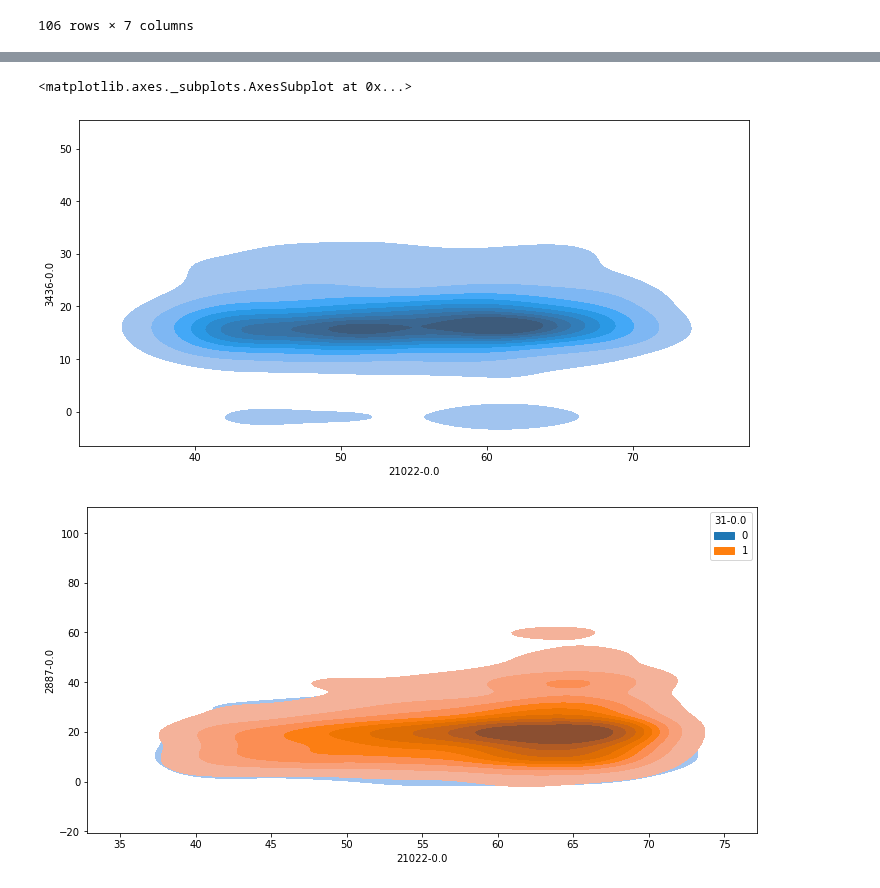
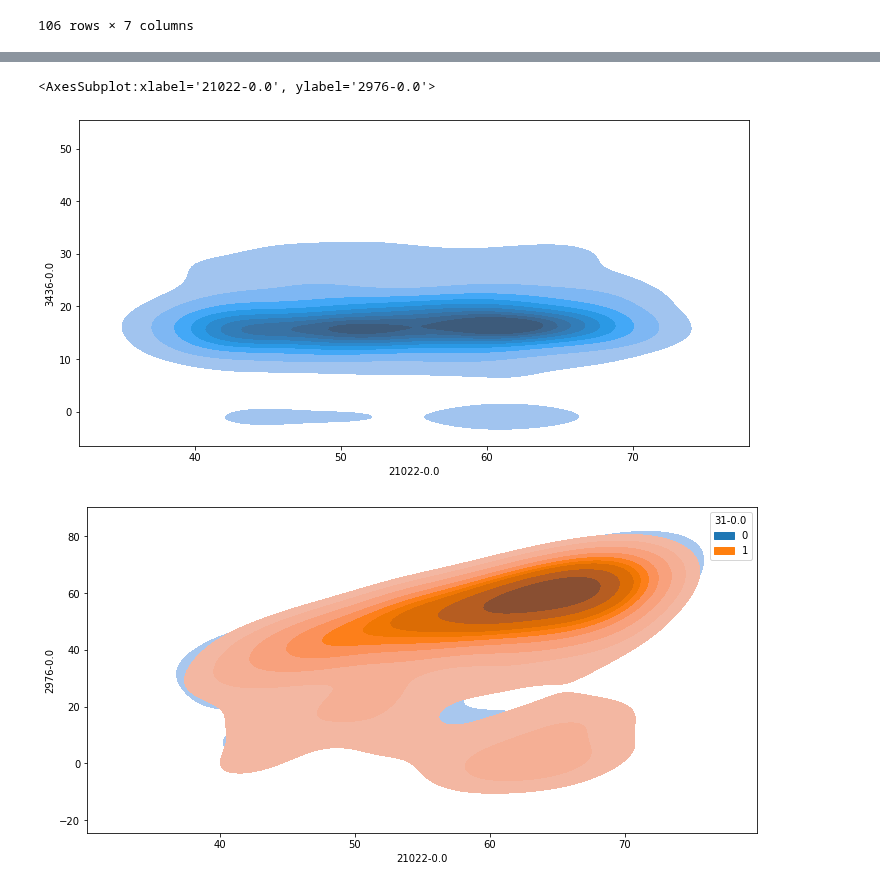
Before and after one commit to cole-khamnei/HLA_genotyping_associations, a Jupyter notebook: uk_biobank_EDA.ipynb, the cells around one changed output, grey strips where cells are left out. Cells and saved outputs as stored; diff of their text form; code cells hidden in the pictures.

```diff
--- a/uk_biobank_EDA.ipynb
+++ b/uk_biobank_EDA.ipynb
@@ -131,12 +172,12 @@ Age stopped smoking cigarettes (current cigar/pipe or previous cigarette smoker)
 # %%
 fig, ax = plt.subplots(figsize=(12, 6))
 sns.kdeplot(data=ukbb_data, y="3436-0.0", x="21022-0.0",  ax=ax, fill=True)
 fig, ax = plt.subplots(figsize=(12, 6))
-sns.kdeplot(data=ukbb_data, y="2887-0.0", x="21022-0.0", hue="31-0.0", ax=ax, fill=True)
+sns.kdeplot(data=ukbb_data, y="2976-0.0", x="21022-0.0", hue="31-0.0", ax=ax, fill=True)
 # %% [output]
-<matplotlib.axes._subplots.AxesSubplot at 0x...>
+<AxesSubplot:xlabel='21022-0.0', ylabel='2976-0.0'>
 [figure]
-[figure, old version]
+[figure, new version]
 # %%
 fig, ax = plt.subplots(figsize=(12, 6))
 sns.histplot(data=ukbb_data, x="3436-0.0", hue="31-0.0",  ax=ax)
```
Also changed, not shown: parts of 9 cells of this notebook, 1 other file.
